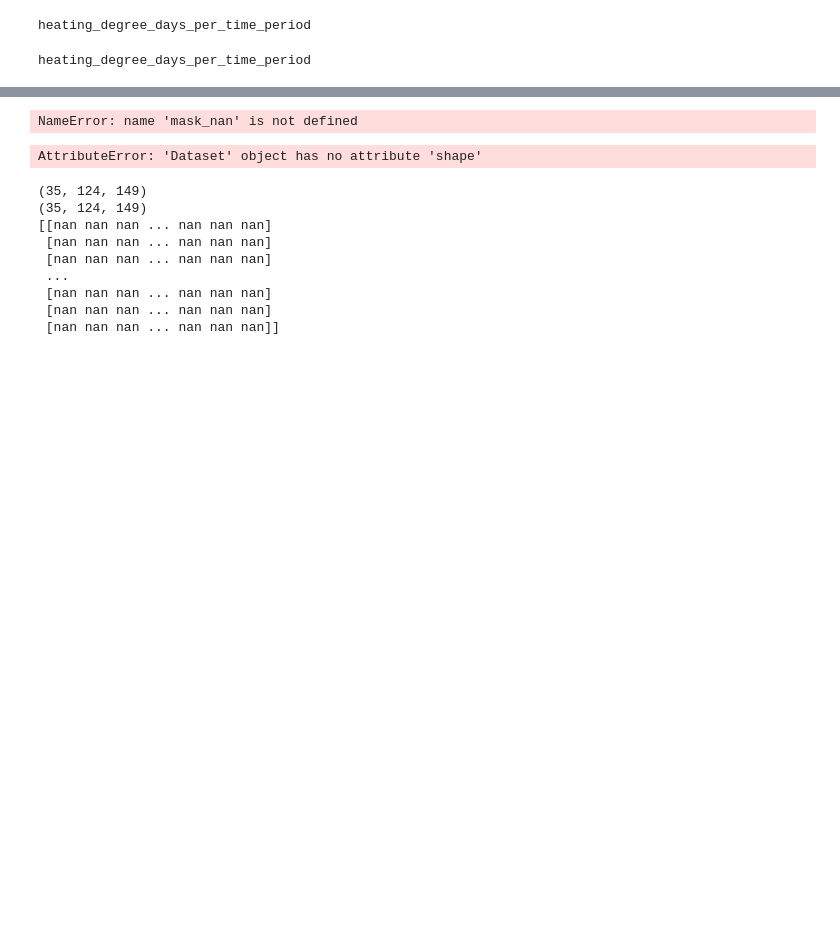
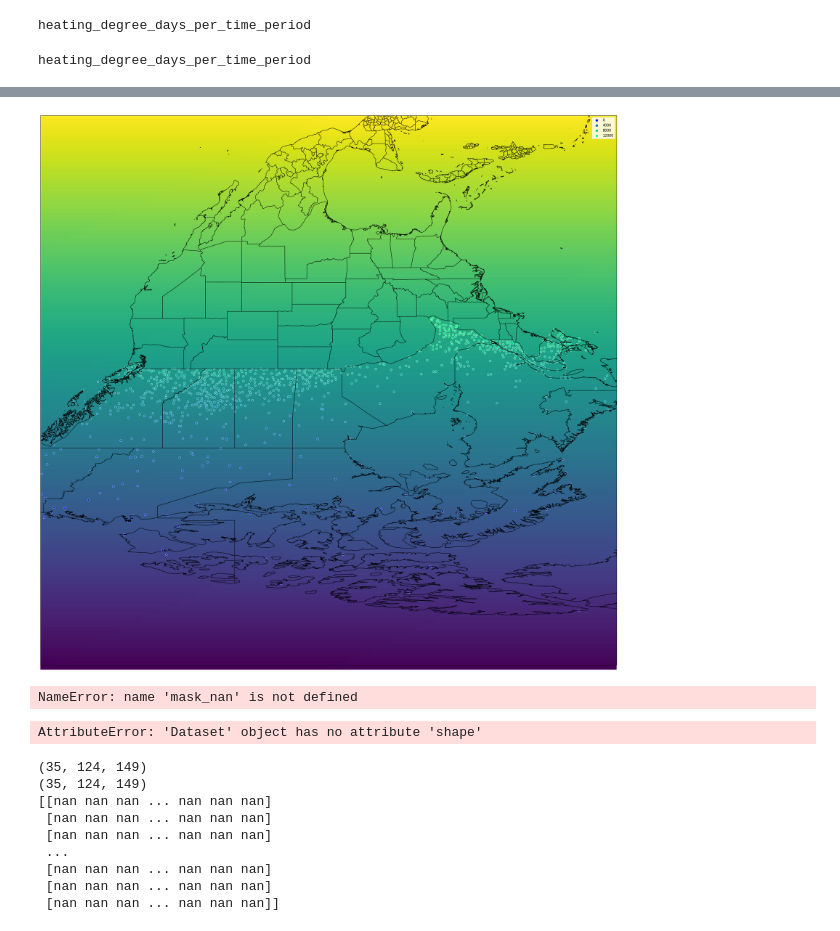
Before and after one commit to pacificclimate/climpyrical, a Jupyter notebook: Python/testing.ipynb, the cells around one changed output, grey strips where cells are left out. Cells and saved outputs as stored; diff of their text form; code cells hidden in the pictures; blank space fills up the shorter version.

```diff
--- a/Python/testing.ipynb
+++ b/Python/testing.ipynb
@@ -83,0 +61,3 @@ mask_dict['ens'].shape, mask_dict['ens_masked'].shape, mask_dict['replacement_id
+# %%
+print(dv_field.shape)
+idx_arr = np.flipud(np.arange(dv_field.shape[1]*dv_field.shape[2]).reshape(dv_field.shape[1], dv_field.shape[2]))
@@ -83,0 +66,78 @@ mask_dict['ens'].shape, mask_dict['ens_masked'].shape, mask_dict['replacement_id
+# %%
+# gridder
+
+df = pd.read_csv('jan_1st_percentile_1991_2016', index_col=None)
+
+dv_lon, dv_lat = np.array(dv_field['rlon']-97), np.array(dv_field['rlat']+42.5)
+
+
+def find_nearest(dv_lon, dv_lat, coord):
+    lat, lon = coord
+    rlon_idx = (np.abs(dv_lon - lon)).argmin()
+    rlat_idx = (np.abs(dv_lat - lat)).argmin()
+    return rlon_idx, rlat_idx,
+
+obs_lat, obs_lon = df['lat'], df['lon']
+
+obs_lat, obs_lon
+idx_list = []
+for i, data in enumerate(obs_lat):
+    idx_list.append(
+        find_nearest(dv_lon,
+                     dv_lat,
+                     (obs_lat[i],
+                      obs_lon[i])
+                    )
+    )
+
+# reminder to self: x and y are the indices in rlat and rlon where
+# the observations land on. We need to get the model values
+# from these points from the EOF'd ensemble array!
+x, y = zip(*idx_list)
+df['lonidx'], df['latidx'] = np.asarray(x), np.asarray(y)
+df
+ndf = df.groupby(['lonidx', 'latidx'])[['lat', 'lon', 'lonidx', 'latidx', 'quantile']].mean()
+y, x = ndf['lonidx'].values, ndf['latidx'].values
+
+from mapper import *
+
+import cartopy.crs as ccrs
+import cartopy.feature as cfeature
+import matplotlib.pyplot as plt
+
+
+fig = plt.figure(figsize = (30, 45))
+ax = plt.axes(projection=ccrs.PlateCarree())
+ax.coastlines(resolution='10m')
+
+states_provinces = cfeature.NaturalEarthFeature(
+    category='cultural',
+    name='admin_1_states_provinces_lines',
+    scale='10m',
+    facecolor='none')
+
+SOURCE = 'Natural Earth'
+LICENSE = 'public domain'
+
+ax.add_feature(states_provinces, edgecolor='black')
+ax.add_feature(cfeature.BORDERS)
+
+#sns.scatterplot(x='lon', y='lat', data=df_1, hue='dd_sum')#
+
+#df_new = df_1[(df_1['lat'] < 61.0)&(df_1['lat'] > 45.0)&(df_1['lon'] > -138)&(df_1['lon'] < -114)]
+
+sns.scatterplot(ndf['lon'], ndf['lat'], hue=idx_arr[x, y], palette="winter", alpha=.8)
+plt.imshow(idx_arr, extent=[
+                            np.amin(dv_lon)-6,
+                            np.amax(dv_lon)+6,
+                            np.amax(dv_lat)+20,
+                            np.amin(dv_lat)]
+)
+#ens[idx_arr[x, y]]
+ens_matched_cells = np.isin(mask_corr_dict['idx'], idx_arr[x, y])
+np.where(ens_matched_cells == True)[0].shape
+
+#mask_corr_dict['idx'], np.sort(idx_arr[y, x])
+#idx_list
+#obs = df['quantile']*area_flat[ens_matched_cells][:, 0]
+# %% [output]
@@ -84,3 +145,4 @@ mask_dict['ens'].shape, mask_dict['ens_masked'].shape, mask_dict['replacement_id
+[figure, added]
 # %%
 dv_field = ds['dv']
 
```
Also changed, not shown: parts of 5 cells of this notebook.
